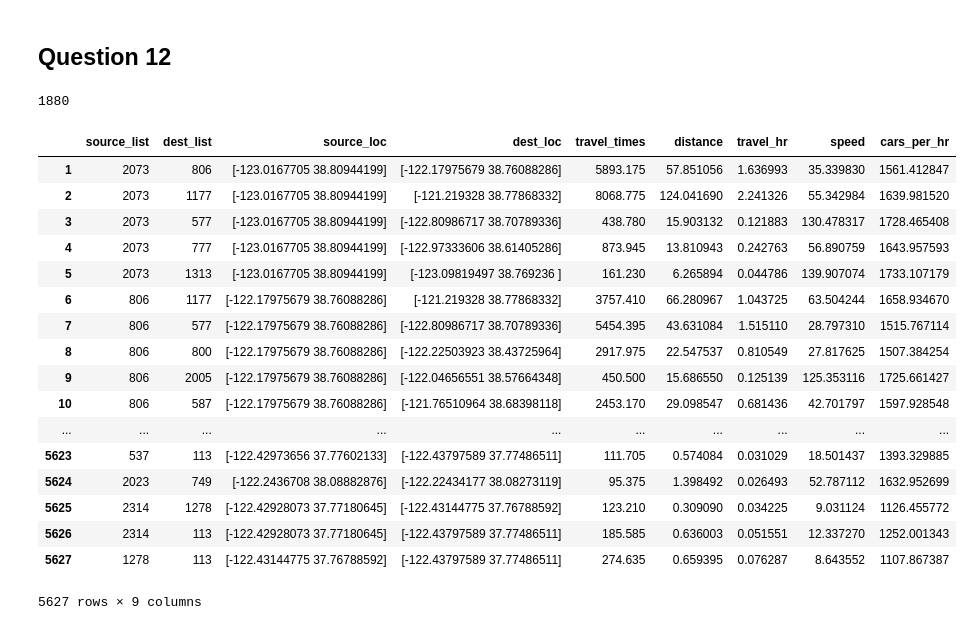
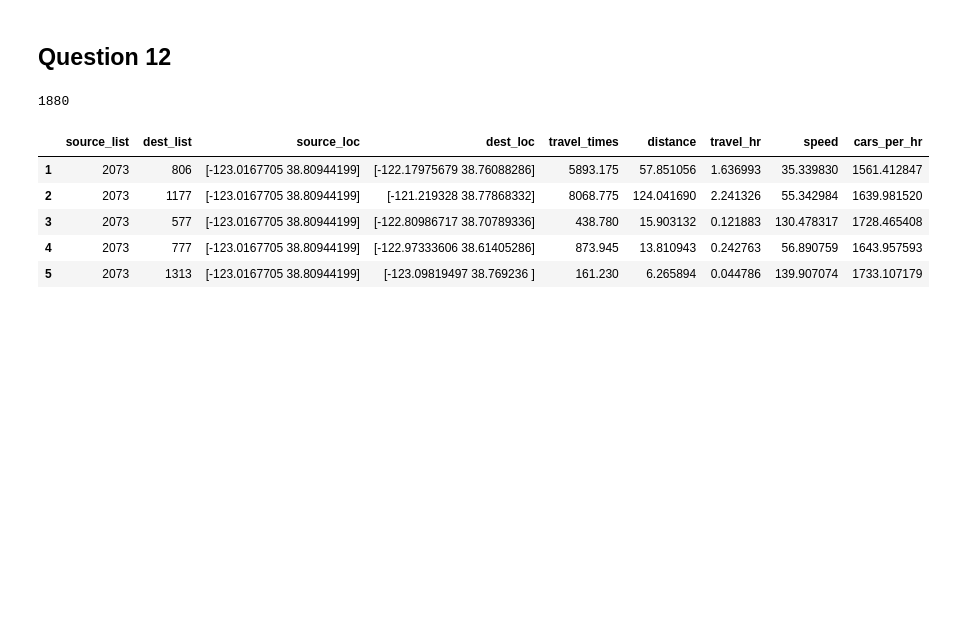
Before and after one commit to maithilibhide/ECE232, a Jupyter notebook: Project5/Traffic_Flow.ipynb, the cells around one changed output. Saved outputs shown, nothing was run; the diff lists cells and outputs as text; code cells hidden in the pictures; blank space fills up the shorter version.

```diff
--- a/Project5/Traffic_Flow.ipynb
+++ b/Project5/Traffic_Flow.ipynb
@@ -104,23 +104,11 @@ travel['cars_per_hr'] = travel['speed']/(2*travel['speed']/3600 + 0.003)
 # %%
 travel.to_csv("../uber_data/TravelFlow.csv", header=False, index=False)
 # %%
-travel
+travel.head()
 # %% [output]
 |  | source_list | dest_list | source_loc | dest_loc | travel_times | distance | travel_hr | speed | cars_per_hr |
 | 1 | 2073 | 806 | [-123.0167705 38.80944199] | [-122.17975679 38.76088286] | 5893.175 | 57.851056 | 1.636993 | 35.339830 | 1561.412847 |
 | 2 | 2073 | 1177 | [-123.0167705 38.80944199] | [-121.219328 38.77868332] | 8068.775 | 124.041690 | 2.241326 | 55.342984 | 1639.981520 |
 | 3 | 2073 | 577 | [-123.0167705 38.80944199] | [-122.80986717 38.70789336] | 438.780 | 15.903132 | 0.121883 | 130.478317 | 1728.465408 |
 | 4 | 2073 | 777 | [-123.0167705 38.80944199] | [-122.97333606 38.61405286] | 873.945 | 13.810943 | 0.242763 | 56.890759 | 1643.957593 |
 | 5 | 2073 | 1313 | [-123.0167705 38.80944199] | [-123.09819497 38.769236 ] | 161.230 | 6.265894 | 0.044786 | 139.907074 | 1733.107179 |
-| 6 | 806 | 1177 | [-122.17975679 38.76088286] | [-121.219328 38.77868332] | 3757.410 | 66.280967 | 1.043725 | 63.504244 | 1658.934670 |
-| 7 | 806 | 577 | [-122.17975679 38.76088286] | [-122.80986717 38.70789336] | 5454.395 | 43.631084 | 1.515110 | 28.797310 | 1515.767114 |
-| 8 | 806 | 800 | [-122.17975679 38.76088286] | [-122.22503923 38.43725964] | 2917.975 | 22.547537 | 0.810549 | 27.817625 | 1507.384254 |
-| 9 | 806 | 2005 | [-122.17975679 38.76088286] | [-122.04656551 38.57664348] | 450.500 | 15.686550 | 0.125139 | 125.353116 | 1725.661427 |
-| 10 | 806 | 587 | [-122.17975679 38.76088286] | [-121.76510964 38.68398118] | 2453.170 | 29.098547 | 0.681436 | 42.701797 | 1597.928548 |
-| ... | ... | ... | ... | ... | ... | ... | ... | ... | ... |
-| 5623 | 537 | 113 | [-122.42973656 37.77602133] | [-122.43797589 37.77486511] | 111.705 | 0.574084 | 0.031029 | 18.501437 | 1393.329885 |
-| 5624 | 2023 | 749 | [-122.2436708 38.08882876] | [-122.22434177 38.08273119] | 95.375 | 1.398492 | 0.026493 | 52.787112 | 1632.952699 |
-| 5625 | 2314 | 1278 | [-122.42928073 37.77180645] | [-122.43144775 37.76788592] | 123.210 | 0.309090 | 0.034225 | 9.031124 | 1126.455772 |
-| 5626 | 2314 | 113 | [-122.42928073 37.77180645] | [-122.43797589 37.77486511] | 185.585 | 0.636003 | 0.051551 | 12.337270 | 1252.001343 |
-| 5627 | 1278 | 113 | [-122.43144775 37.76788592] | [-122.43797589 37.77486511] | 274.635 | 0.659395 | 0.076287 | 8.643552 | 1107.867387 |
-5627 rows × 9 columns
```
Also changed, not shown: 3 other files.
